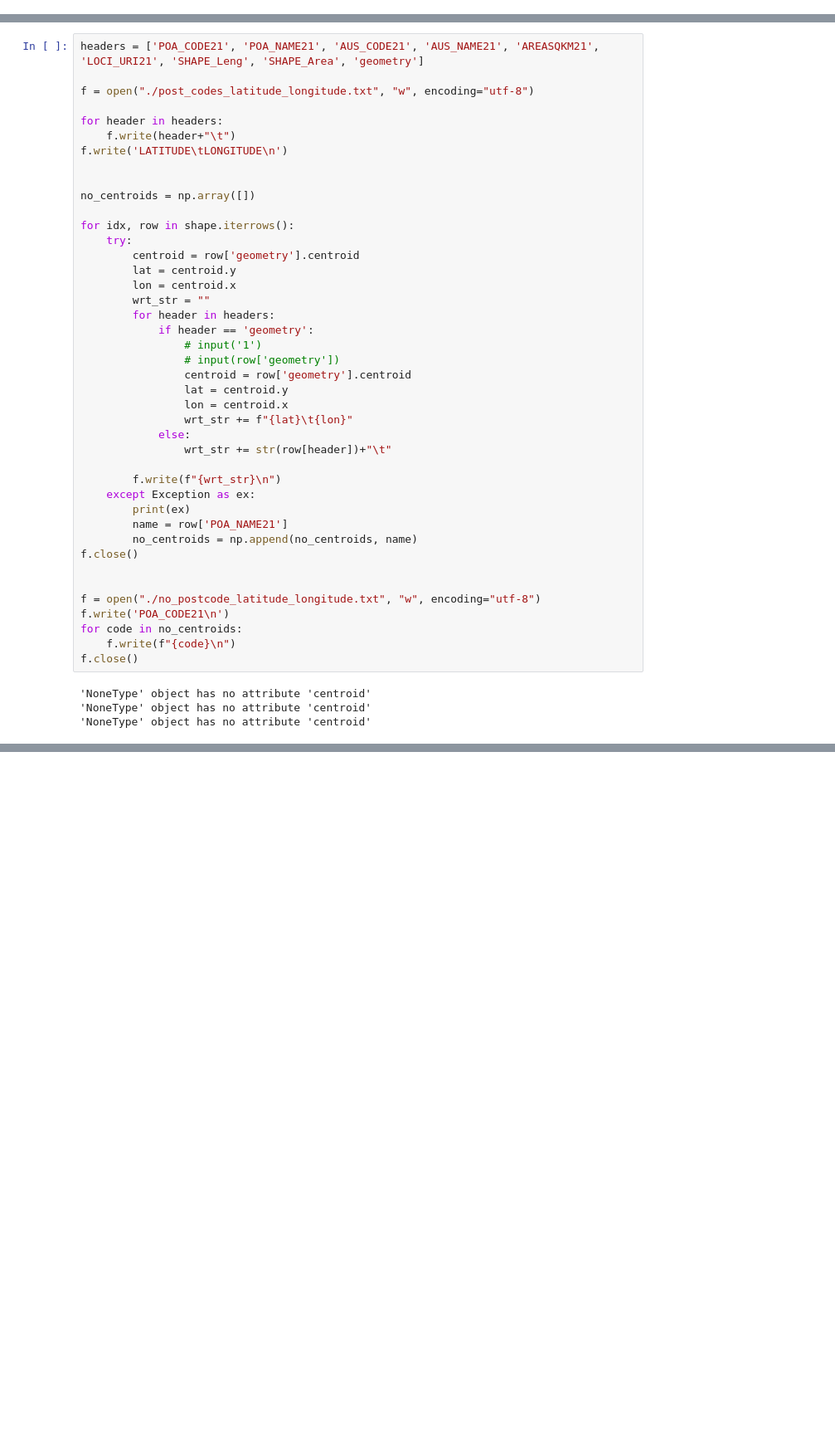
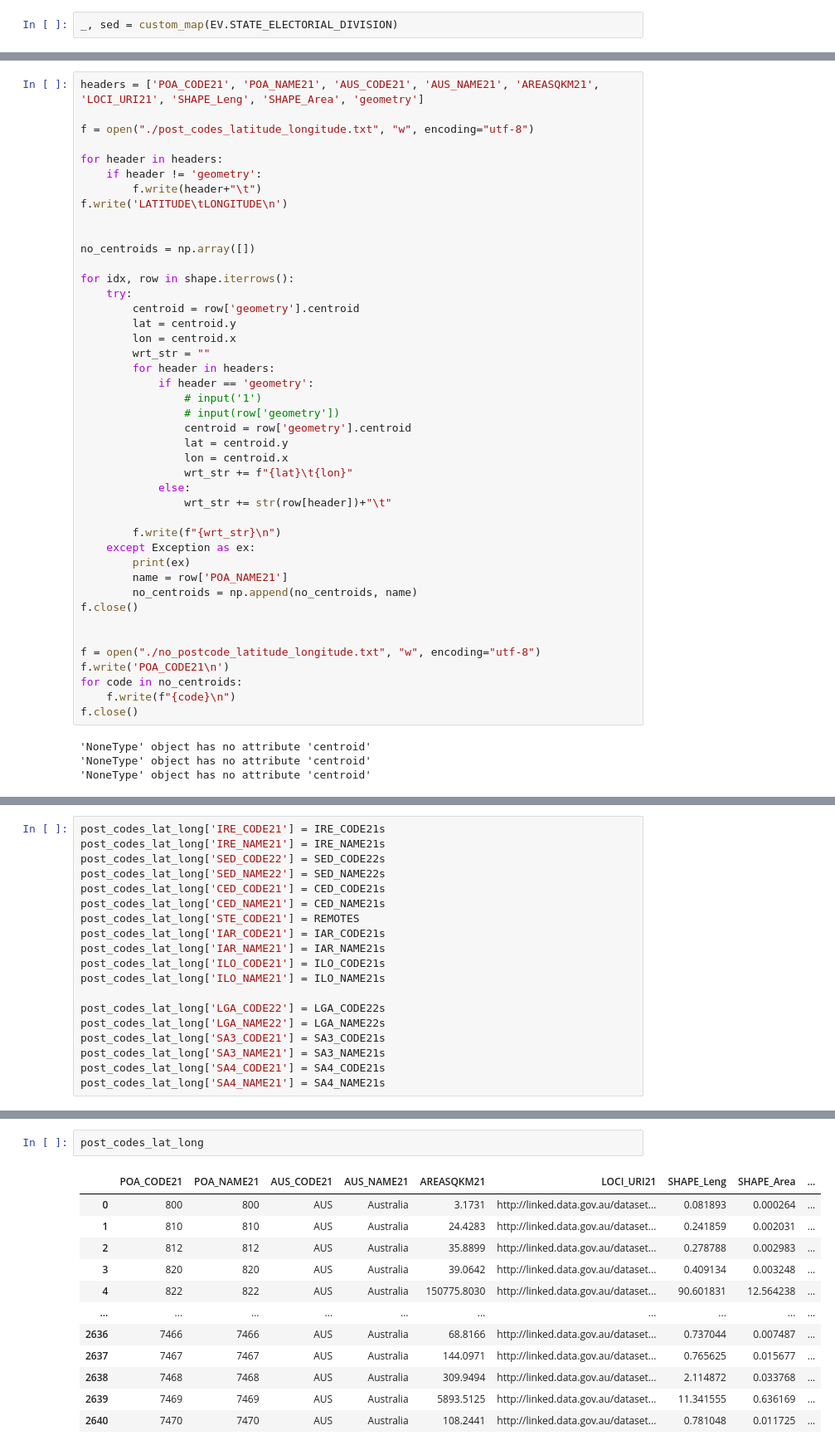
Before and after one commit to beauhobba/Database-Tools, a Jupyter notebook: Post/post.ipynb, the cells around one changed output, grey strips where cells are left out. Shown at 83% size. Cells and saved outputs as stored; diff of their text form; blank space fills up the shorter version.

```diff
--- a/Post/post.ipynb
+++ b/Post/post.ipynb
@@ -20,0 +34,2 @@ print(shape)
+# %%
+_, sed = custom_map(EV.STATE_ELECTORIAL_DIVISION)
@@ -24,7 +54,8 @@ headers = ['POA_CODE21', 'POA_NAME21', 'AUS_CODE21', 'AUS_NAME21', 'AREASQKM21',
 f = open("./post_codes_latitude_longitude.txt", "w", encoding="utf-8")
 
 for header in headers:
-    f.write(header+"\t")
+    if header != 'geometry':
+        f.write(header+"\t")
 f.write('LATITUDE\tLONGITUDE\n')
 
 
@@ -66,0 +244,19 @@ f.close()
+# %%
+post_codes_lat_long['IRE_CODE21'] = IRE_CODE21s
+post_codes_lat_long['IRE_NAME21'] = IRE_NAME21s
+post_codes_lat_long['SED_CODE22'] = SED_CODE22s
+post_codes_lat_long['SED_NAME22'] = SED_NAME22s
+post_codes_lat_long['CED_CODE21'] = CED_CODE21s
+post_codes_lat_long['CED_NAME21'] = CED_NAME21s
+post_codes_lat_long['STE_CODE21'] = REMOTES
+post_codes_lat_long['IAR_CODE21'] = IAR_CODE21s
+post_codes_lat_long['IAR_NAME21'] = IAR_NAME21s
+post_codes_lat_long['ILO_CODE21'] = ILO_CODE21s
+post_codes_lat_long['ILO_NAME21'] = ILO_NAME21s
+
+post_codes_lat_long['LGA_CODE22'] = LGA_CODE22s
+post_codes_lat_long['LGA_NAME22'] = LGA_NAME22s
+post_codes_lat_long['SA3_CODE21'] = SA3_CODE21s
+post_codes_lat_long['SA3_NAME21'] = SA3_NAME21s
+post_codes_lat_long['SA4_CODE21'] = SA4_CODE21s
+post_codes_lat_long['SA4_NAME21'] = SA4_NAME21s
@@ -66,0 +268,15 @@ f.close()
+# %%
+post_codes_lat_long
+# %% [output]
+|  | POA_CODE21 | POA_NAME21 | AUS_CODE21 | AUS_NAME21 | AREASQKM21 | LOCI_URI21 | SHAPE_Leng | SHAPE_Area | ... |
+| 0 | 800 | 800 | AUS | Australia | 3.1731 | http://linked.data.gov.au/dataset... | 0.081893 | 0.000264 | ... |
+| 1 | 810 | 810 | AUS | Australia | 24.4283 | http://linked.data.gov.au/dataset... | 0.241859 | 0.002031 | ... |
+| 2 | 812 | 812 | AUS | Australia | 35.8899 | http://linked.data.gov.au/dataset... | 0.278788 | 0.002983 | ... |
+| 3 | 820 | 820 | AUS | Australia | 39.0642 | http://linked.data.gov.au/dataset... | 0.409134 | 0.003248 | ... |
+| 4 | 822 | 822 | AUS | Australia | 150775.8030 | http://linked.data.gov.au/dataset... | 90.601831 | 12.564238 | ... |
+| ... | ... | ... | ... | ... | ... | ... | ... | ... | ... |
+| 2636 | 7466 | 7466 | AUS | Australia | 68.8166 | http://linked.data.gov.au/dataset... | 0.737044 | 0.007487 | ... |
+| 2637 | 7467 | 7467 | AUS | Australia | 144.0971 | http://linked.data.gov.au/dataset... | 0.765625 | 0.015677 | ... |
+| 2638 | 7468 | 7468 | AUS | Australia | 309.9494 | http://linked.data.gov.au/dataset... | 2.114872 | 0.033768 | ... |
+| 2639 | 7469 | 7469 | AUS | Australia | 5893.5125 | http://linked.data.gov.au/dataset... | 11.341555 | 0.636169 | ... |
+| 2640 | 7470 | 7470 | AUS | Australia | 108.2441 | http://linked.data.gov.au/dataset... | 0.781048 | 0.011725 | ... |
```
Also changed, not shown: parts of 15 cells of this notebook, 36 other files.
